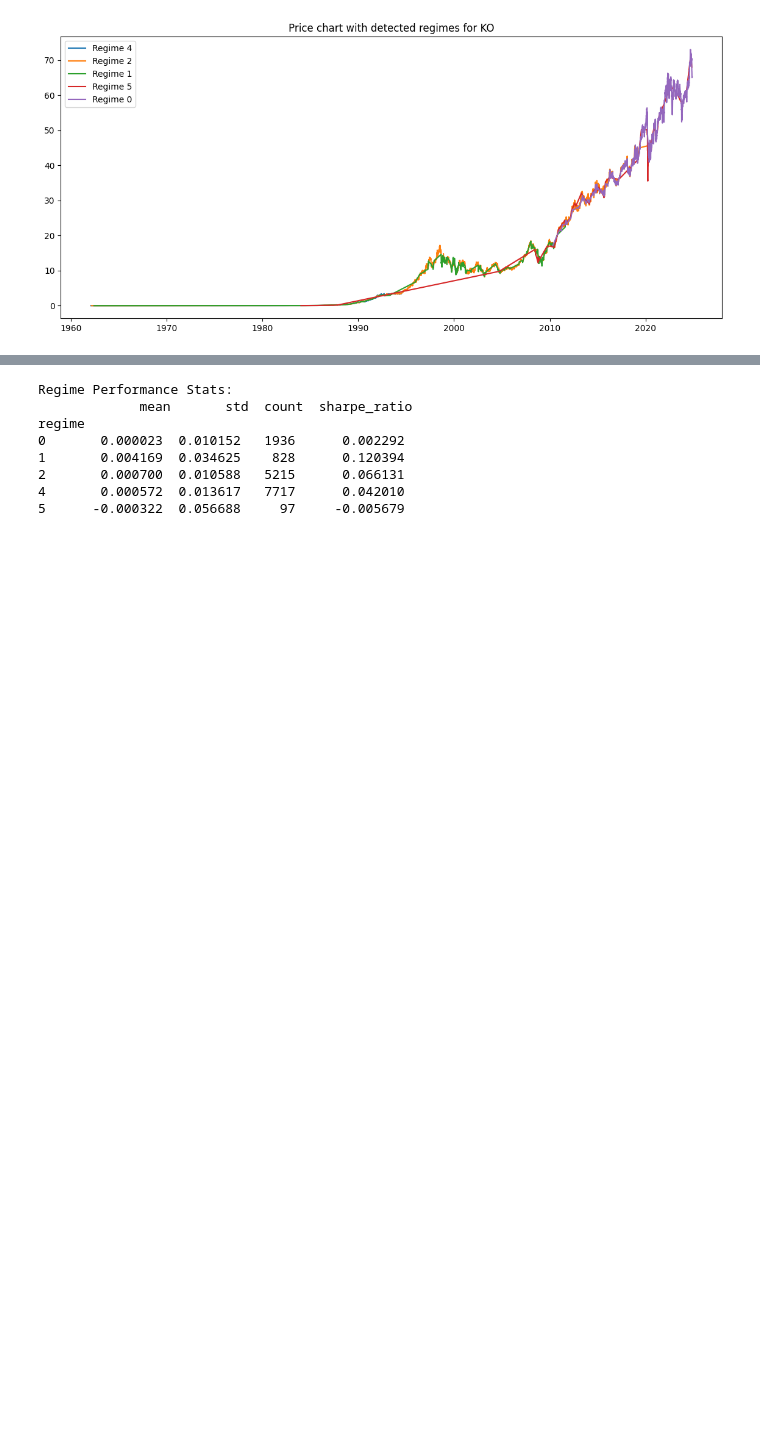
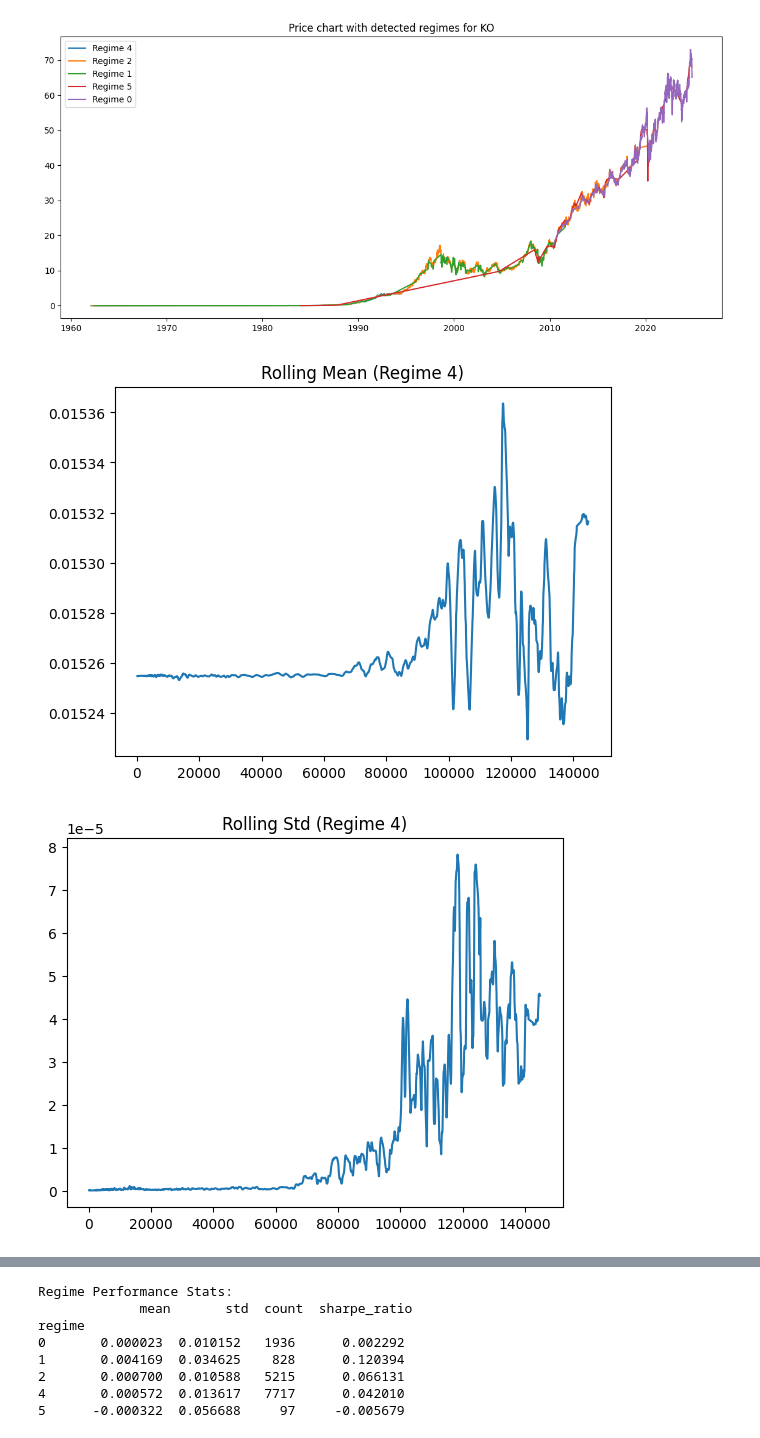
Before and after one commit to cshen05/Personal-Projects, a Jupyter notebook: UnsupervisedTrading/Trading2025.ipynb, the cells around one changed output, grey strips where cells are left out. Cells and saved outputs as stored; diff of their text form; code cells hidden in the pictures; blank space fills up the shorter version.

```diff
--- a/UnsupervisedTrading/Trading2025.ipynb
+++ b/UnsupervisedTrading/Trading2025.ipynb
@@ -308,3 +308,14 @@ plt.show()
 # %% [output]
 Model is not converging.  Current: 7364395.781726803 is not greater than 7364396.138688389. Delta is -0.3569615865126252
 [figure]
+# %%
+for regime in sample_df["regime"].unique():
+    regime_data = sample_df[sample_df["regime"] == regime]["macd_scaled"]
+    regime_data.rolling(50).mean().plot(title=f"Rolling Mean (Regime {regime})")
+    plt.show()
+
+    regime_data.rolling(50).std().plot(title=f"Rolling Std (Regime {regime})")
+    plt.show()
+# %% [output]
+[figure, added]
+[figure, added]
```
Also changed, not shown: parts of 6 cells of this notebook, 2 other files.
